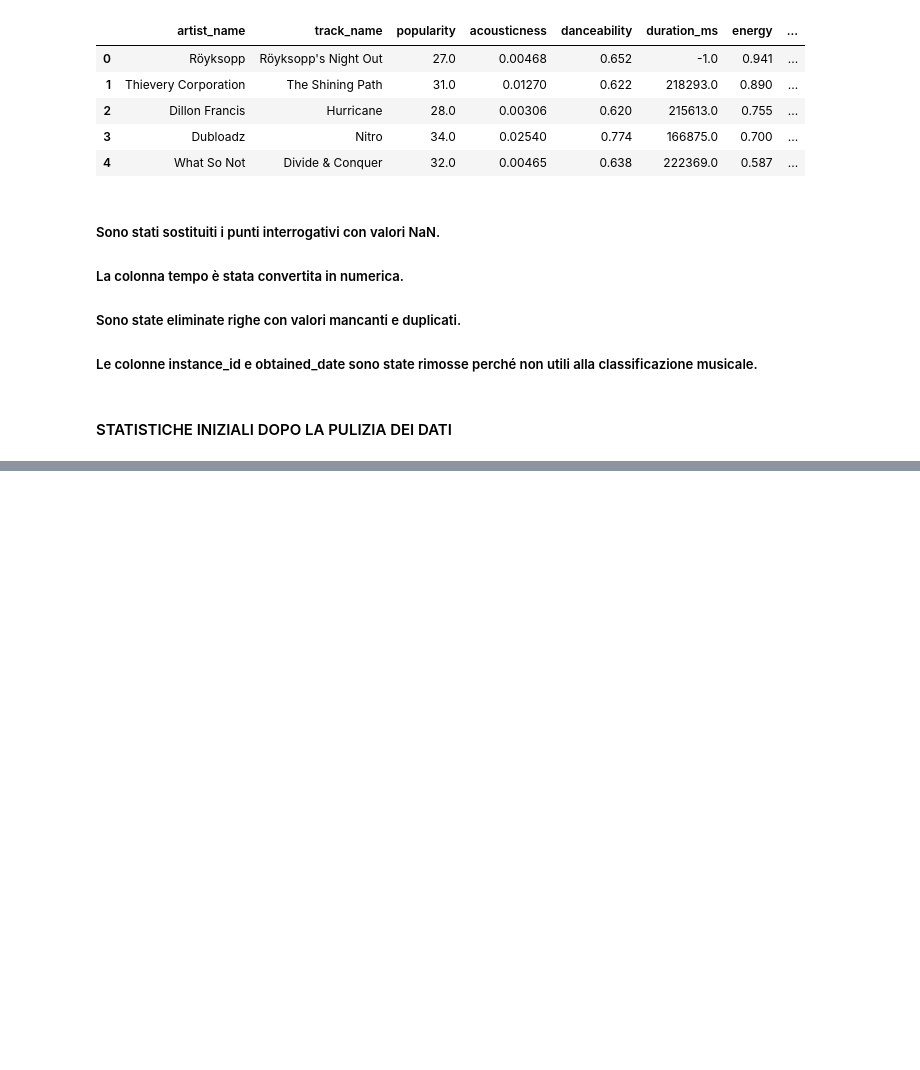
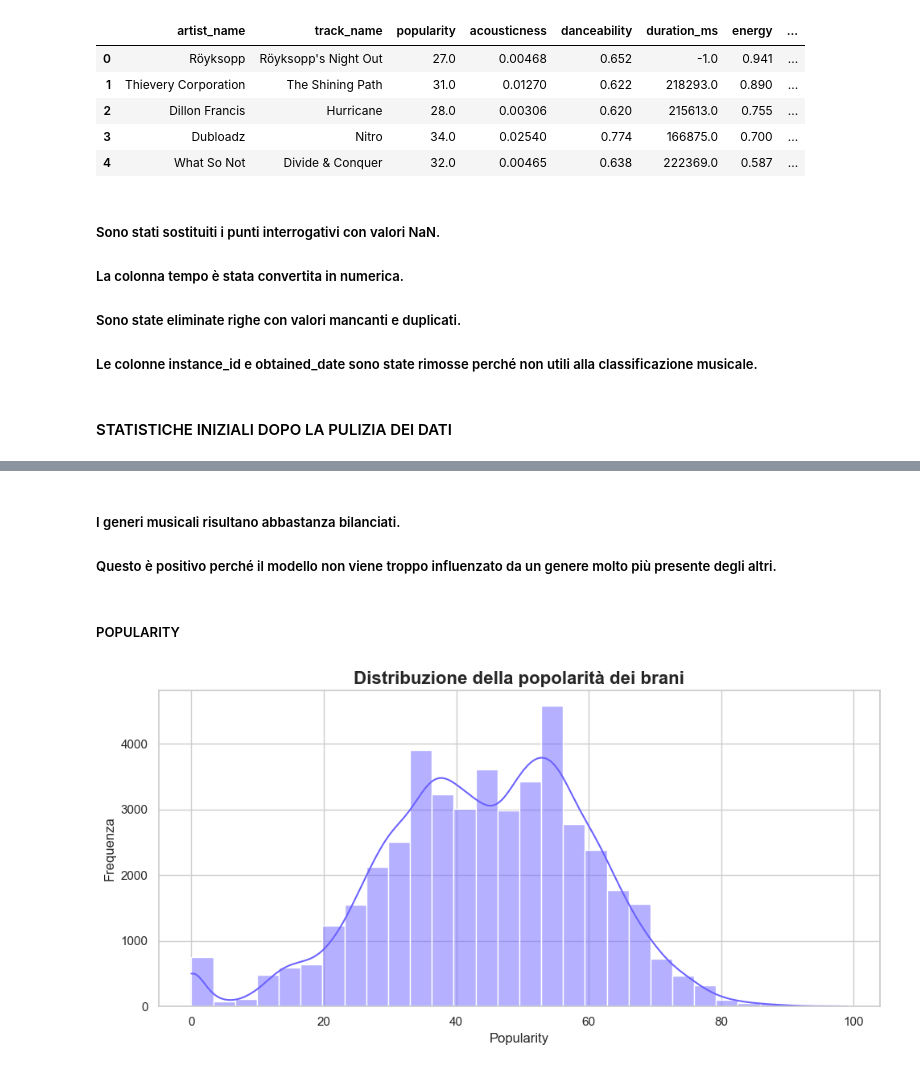
Before and after one commit to lunazenon/ClassificazioneGeneriMusicali, a Jupyter notebook: classificazione_generi_musicali.ipynb, the cells around one changed output, grey strips where cells are left out. Drawn from its saved outputs; the diff is of its cells as text; code cells hidden in the pictures; blank space fills up the shorter version.

```diff
--- a/classificazione_generi_musicali.ipynb
+++ b/classificazione_generi_musicali.ipynb
@@ -148,0 +208,22 @@ df.describe()
+# %% [markdown]
+##### I generi musicali risultano abbastanza bilanciati.
+##### Questo è positivo perché il modello non viene troppo influenzato da un genere molto più presente degli altri.
+# %% [markdown]
+##### POPULARITY
+# %%
+plt.figure(figsize=(10, 5))
+
+sns.histplot(
+    df["popularity"],
+    bins=30,
+    kde=True,
+    color=colore_viola
+)
+
+plt.title("Distribuzione della popolarità dei brani", fontsize=16, fontweight="bold")
+plt.xlabel("Popularity")
+plt.ylabel("Frequenza")
+plt.tight_layout()
+plt.show()
+# %% [output]
+[figure, added]
```
Also changed, not shown: parts of 21 cells of this notebook.
